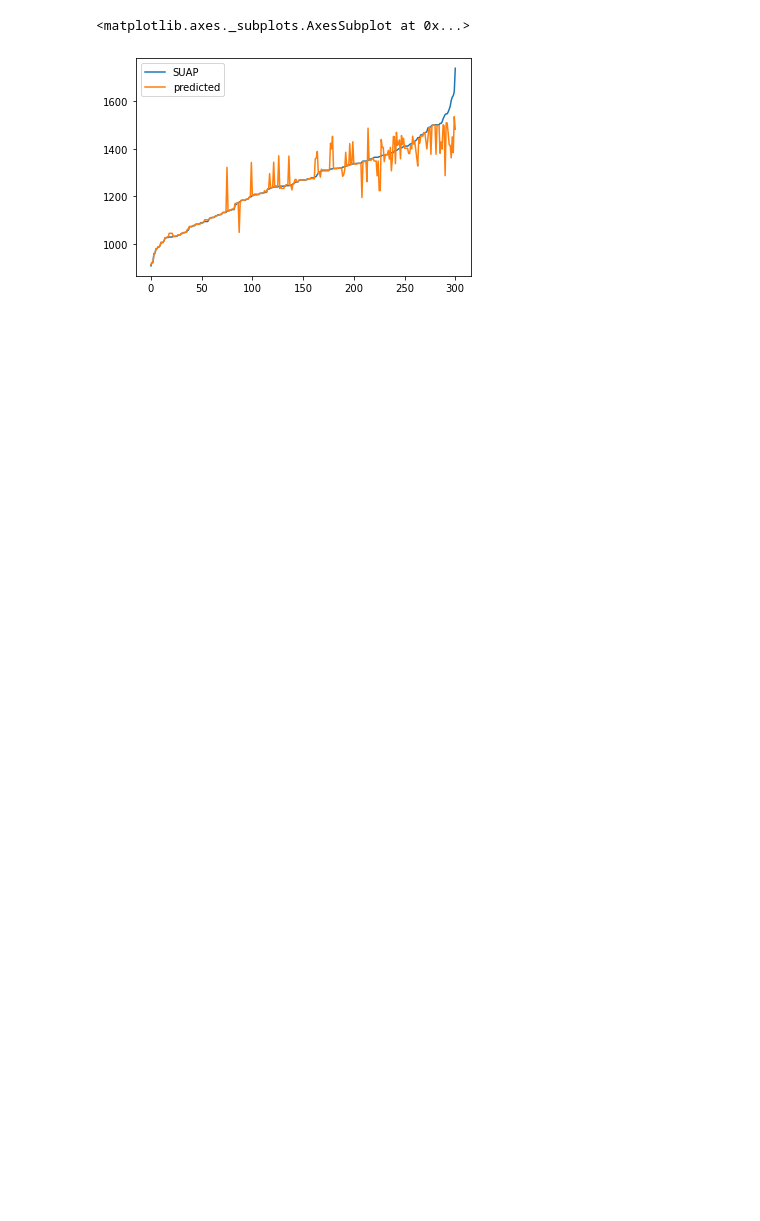
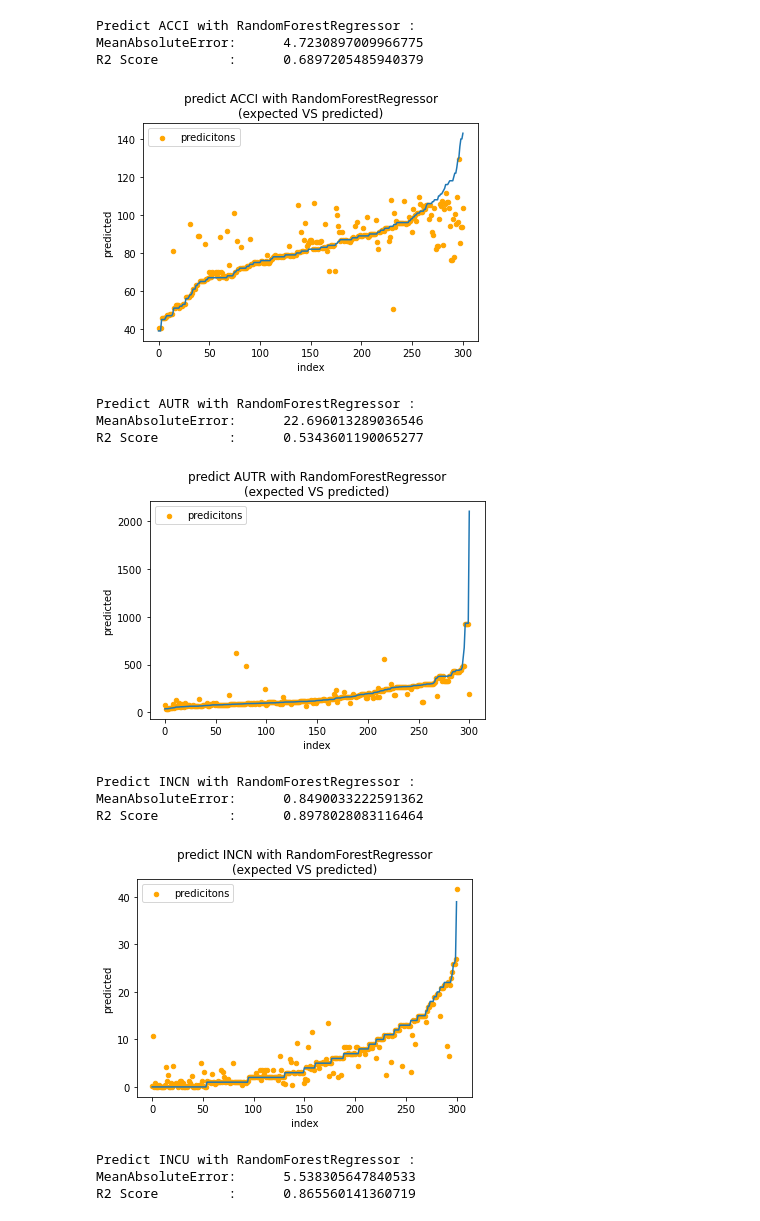
Before and after one commit to macdrien/utbm-ad50-predict-interventions-number-sdis91, a Jupyter notebook: src/models.ipynb, the cells around one changed output. Saved outputs shown, nothing was run; the diff lists cells and outputs as text; code cells hidden in the pictures; blank space fills up the shorter version.

Commit message:
[ADD] Datastructure for models and train/test + visualisation

```diff
--- a/src/models.ipynb
+++ b/src/models.ipynb
@@ -4,4 +4,7 @@ import matplotlib.pyplot as plt
 
 df = pd.read_csv('merged_data.csv', sep='\t', encoding='utf-8')
 
-df.describe()
+try:
+    df.drop('Unnamed: 0', axis=1, inplace=True)
+except:
+    pass
@@ -47,12 +10,0 @@ mean_absolute_error(y_test_suap_random_forest, y_predicted_suap_random_forest)
-# %%
-comparison = pd.DataFrame(y_test_suap_random_forest)
-comparison['predicted'] = y_predicted_suap_random_forest
-
-comparison = comparison.sort_values(by=['SUAP'])
-
-comparison = comparison.reset_index(drop=True)
-
-comparison.plot()
-# %% [output]
-<matplotlib.axes._subplots.AxesSubplot at 0x...>
-[figure, removed]
@@ -58,0 +59,59 @@ comparison.plot()
+# %%
+from sklearn.preprocessing import StandardScaler
+from sklearn.model_selection import train_test_split
+from sklearn.ensemble import RandomForestRegressor
+from sklearn.metrics import mean_absolute_error, r2_score
+
+def do_random_forest(target_feature='SUAP', train_test=None):
+
+    model_random_forest = StandardScaler()
+
+    # All columns except yearweek and all interventions numbers
+    features = df.columns[7:]
+    to_predict = target_feature
+
+    X = df[features]
+    y = df[to_predict]
+
+    X_train, X_test, y_train, y_test = train_test_split(X, y, test_size=0.25)
+
+    X_train = model_random_forest.fit_transform(X_train)
+    X_test = model_random_forest.transform(X_test)
+
+    model = RandomForestRegressor(random_state=1)
+    model.fit(X_train, y_train)
+
+    return model, {'train_X': X_train, 'val_X': X_test, 'train_y': y_train, 'val_y': y_test}
+
+
+forest_results = {}
+for target in target_features: # loop through 'ACCI', 'AUTR', 'INCN', 'INCU', 'SUAP', 'ope_total'
+    forest_results[target] = {'model': None, 'train_test': {}}
+    forest_results[target]['model'], forest_results[target]['train_test'] = do_random_forest(target)
+
+# display results
+for target in forest_results:
+    display_mae_r2(
+        model=forest_results[target]['model'],
+        train_test=forest_results[target]['train_test'],
+    )
+    plot_expected_vs_predicted(
+        model=forest_results[target]['model'],
+        train_test=forest_results[target]['train_test'],
+    )
+# %% [output]
+Predict ACCI with RandomForestRegressor :
+MeanAbsoluteError:      4.7230897009966775
+R2 Score         :      0.6897205485940379
+[figure, added]
+Predict AUTR with RandomForestRegressor :
+MeanAbsoluteError:      22.696013289036546
+R2 Score         :      0.5343601190065277
+[figure, added]
+Predict INCN with RandomForestRegressor :
+MeanAbsoluteError:      0.8490033222591362
+R2 Score         :      0.8978028083116464
+[figure, added]
+Predict INCU with RandomForestRegressor :
+MeanAbsoluteError:      5.538305647840533
+R2 Score         :      0.865560141360719
```
Also changed, not shown: parts of 11 cells of this notebook.
